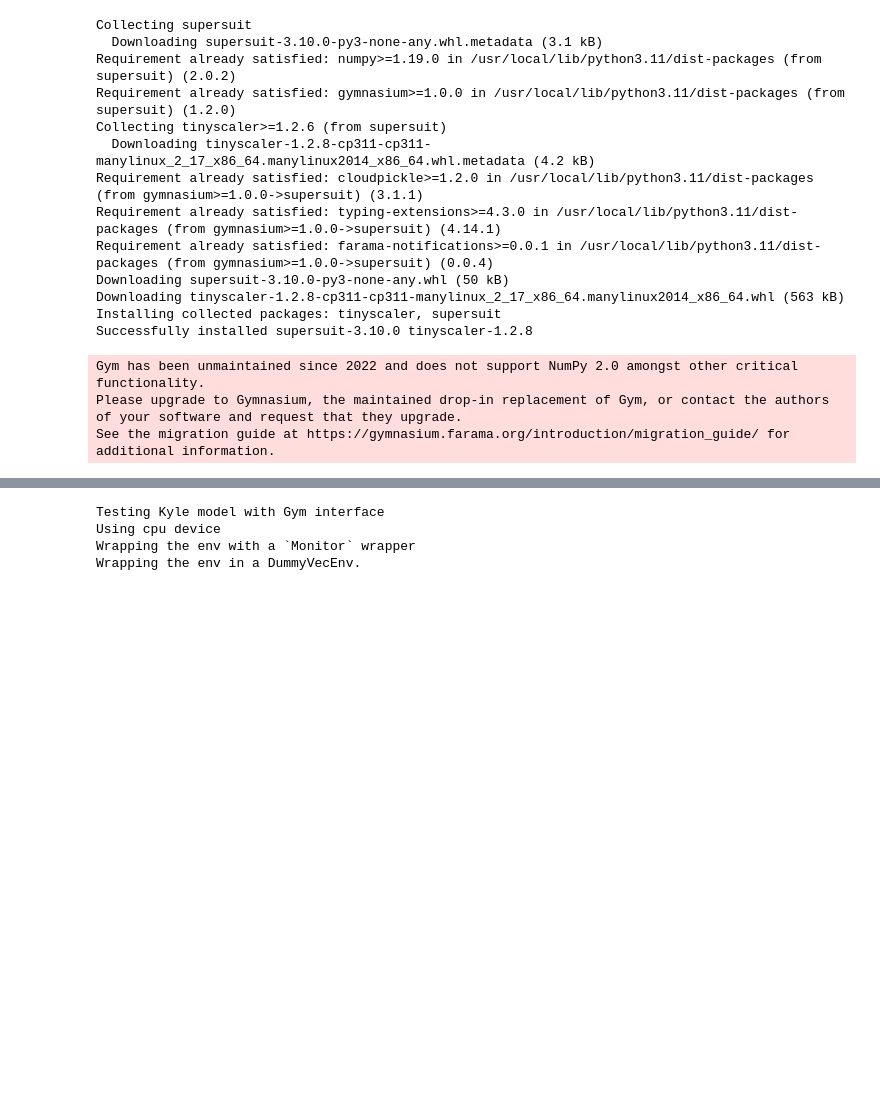
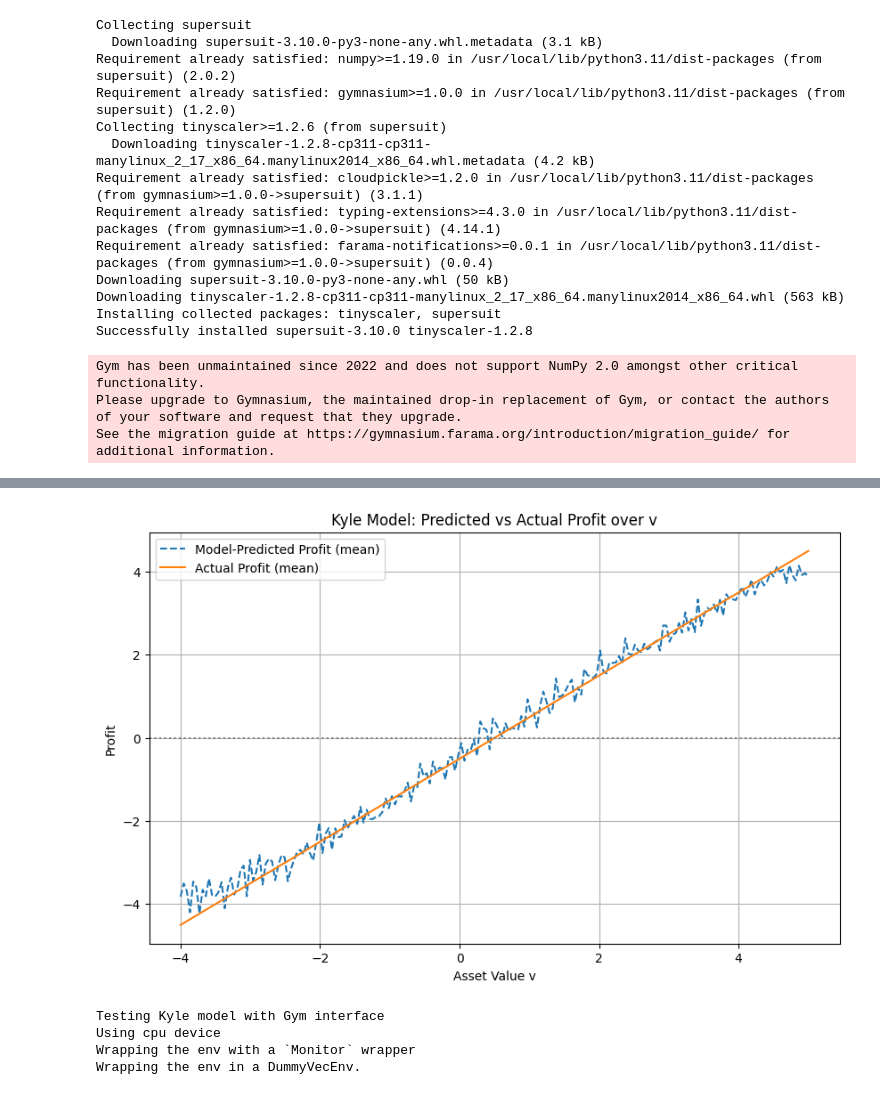
Before and after one commit to kbundaleski9000/msc_project_trading, a Jupyter notebook: project.ipynb, the cells around one changed output, grey strips where cells are left out. Saved outputs shown, nothing was run; the diff lists cells and outputs as text; code cells hidden in the pictures; blank space fills up the shorter version.

```diff
--- a/project.ipynb
+++ b/project.ipynb
@@ -382,3 +368,64 @@ plot_profits(predicted, actual, values, predicted_mean, predicted_std,
+# %%
+def evaluate_model_insider(env, start_point, end_point, model, num_points = 100):
+    values = np.linspace(start_point, end_point, num_points)
+    predicted_profits = np.zeros((num_points))
+    actual_profits = np.zeros((num_points))
+
+
+    for i in range(num_points):
+
+        # Fix environment
+        v = values[i]
+        obs, dict_ = env.reset()
+        obs['v'][0] = v
+        env.v = v
+        beta_kyle, lambda_kyle = optimal_linear_kyle(env.sigma_u, env.p0, env.sigma_v)
+
+
+        action, _ = model.predict(obs)
+
+        x = action[0] * 10  # scale to actual action
+
+        actual_x = optimal_insider_x(v, env.sigma_u, env.p0, env.sigma_v)
+
+        predicted_profits[i] = x
+        actual_profits[i] = actual_x
+
+    return predicted_profits, actual_profits
+
+
+def plot_model(predicted_profits, actual_profits, values, predicted_mean,
+                                                                 actual_mean):
+    # Plot
+    plt.figure(figsize=(10, 6))
+    plt.plot(values, predicted_mean, label="Model-Predicted Profit (mean)", linestyle='--')
+
+    plt.plot(values, actual_mean, label="Actual Profit (mean)", linestyle='-')
+
+    plt.axhline(0, color='gray', linestyle=':')
+    plt.xlabel("Asset Value v")
+    plt.ylabel("Profit")
+    plt.title("Kyle Model: Predicted vs Actual Profit over v")
+    plt.legend()
+    plt.grid(True)
+    plt.show()
+
+
+
+
+
+start_point = -4
+end_point = 5
+num_points = 200
+num_trials = 100
+predicted, actual = evaluate_model_insider(env_insider, start_point, end_point, model_insider, num_points)
+values = np.linspace(start_point, end_point, num_points)
+
+
+
+plot_model(predicted, actual, values, predicted, actual)
+# %% [output]
+[figure, added]
 # %%
 
 class KyleModelEnvMM(gym.Env):
```
Also changed, not shown: parts of 23 cells of this notebook.
